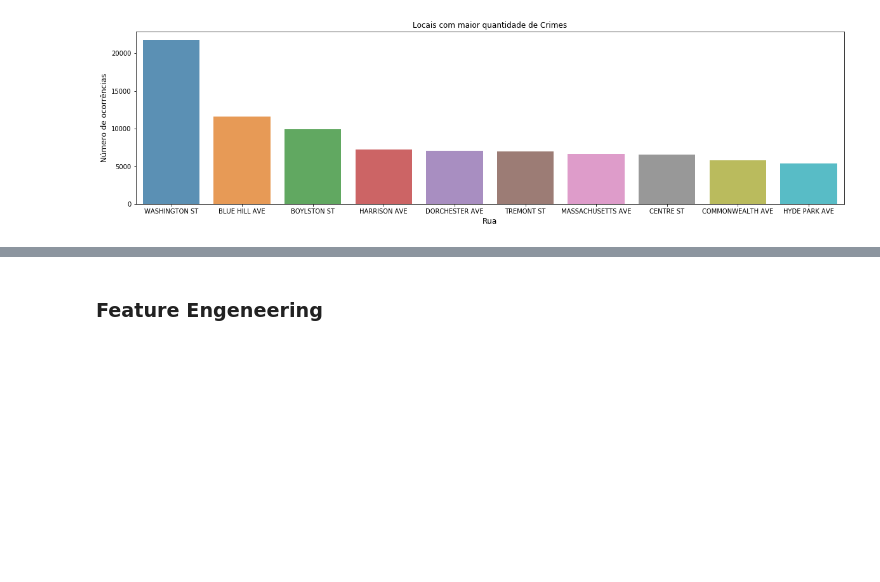
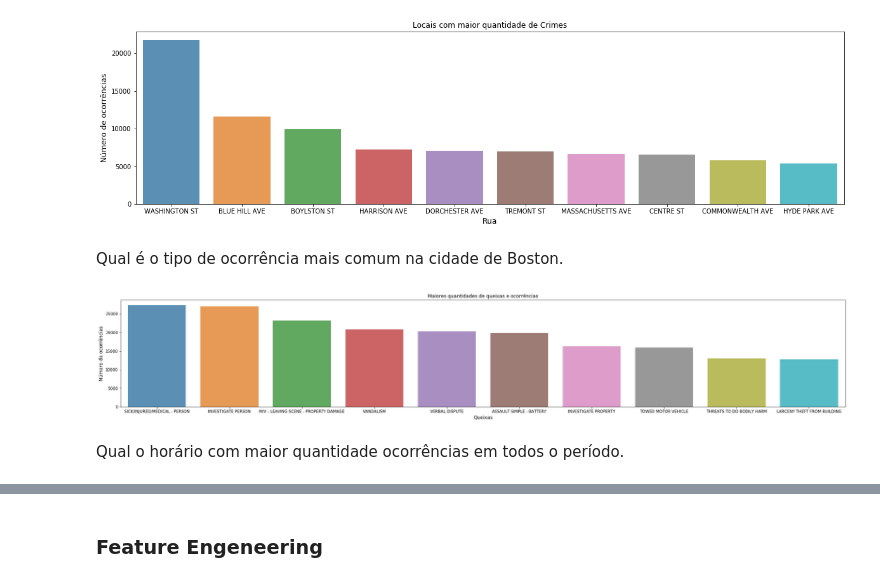
Before and after one commit to pabloazevedo/PortifolioDS, a Jupyter notebook: Boston Crimes.ipynb, the cells around one changed output, grey strips where cells are left out. Cells and saved outputs as stored; diff of their text form; code cells hidden in the pictures; blank space fills up the shorter version.

```diff
--- a/Boston Crimes.ipynb
+++ b/Boston Crimes.ipynb
@@ -136,15 +117,21 @@ plt.xlabel('Rua', fontsize=12)
 plt.show()
 # %% [output]
 [figure]
+# %% [markdown]
+Qual é o tipo de ocorrência mais comum na cidade de Boston.
 # %%
-crime_count  = crime_code['NAME'].value_counts()
+crime_count  = crime_code['OFFENSE_DESCRIPTION'].value_counts()
 crime_count = crime_count[:10,]
 plt.figure(figsize=(33,5))
 sns.barplot(crime_count.index, crime_count.values, alpha=0.8)
 plt.title('Maiores quantidades de queixas e ocorrências')
 plt.ylabel('Número de ocorrências', fontsize=12)
 plt.xlabel('Queixas', fontsize=12)
 plt.show()
+# %% [output]
+[figure, added]
+# %% [markdown]
+Qual o horário com maior quantidade ocorrências em todos o período.
 # %%
 crime_count  = crime_code['HOUR'].value_counts()
 crime_count = crime_count[:24,]
```
Also changed, not shown: parts of 43 cells of this notebook.
